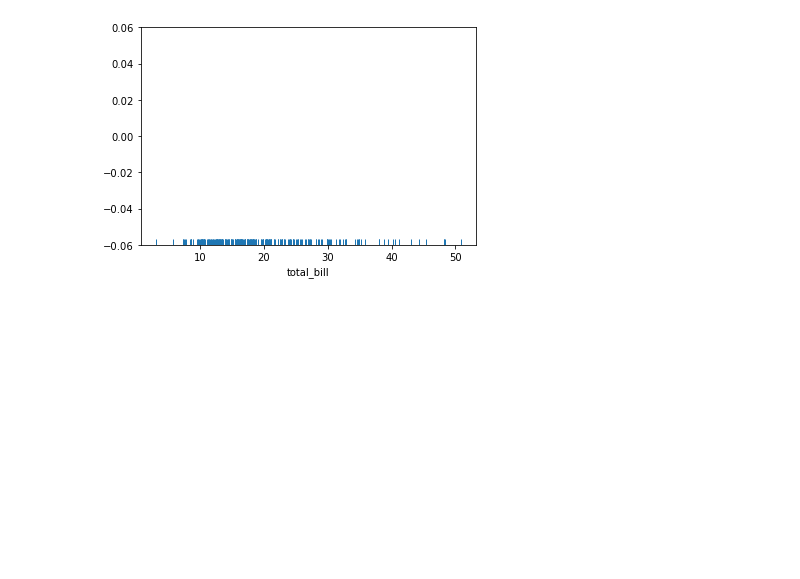
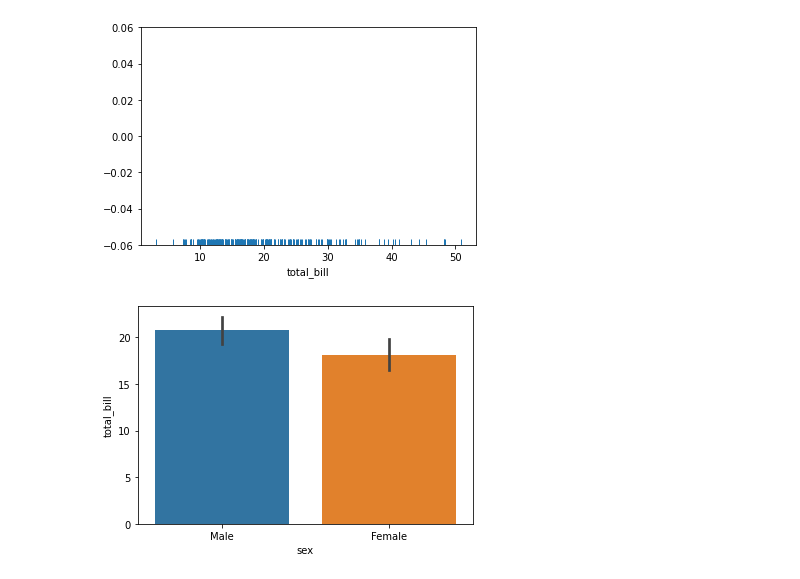
Before and after one commit to GKPSingh/M4D16, a Jupyter notebook: Learning Seaborn.ipynb, the cells around one changed output. Saved outputs shown, nothing was run; the diff lists cells and outputs as text; code cells hidden in the pictures; blank space fills up the shorter version.

```diff
--- a/Learning Seaborn.ipynb
+++ b/Learning Seaborn.ipynb
@@ -52,4 +52,6 @@ sns.rugplot(tips['total_bill']);
 # %% [output]
 [figure]
 # %%
-sns.barplot(data = tips, x = 'sex', y = )
+sns.barplot(data = tips, x = 'sex', y = 'total_bill');
+# %% [output]
+[figure, added]
```
